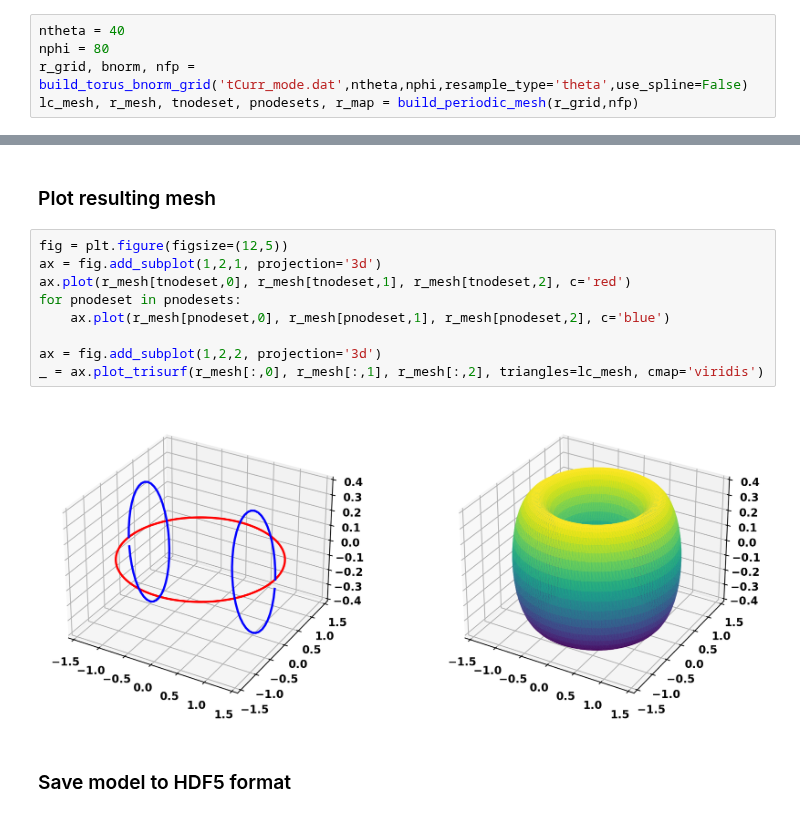
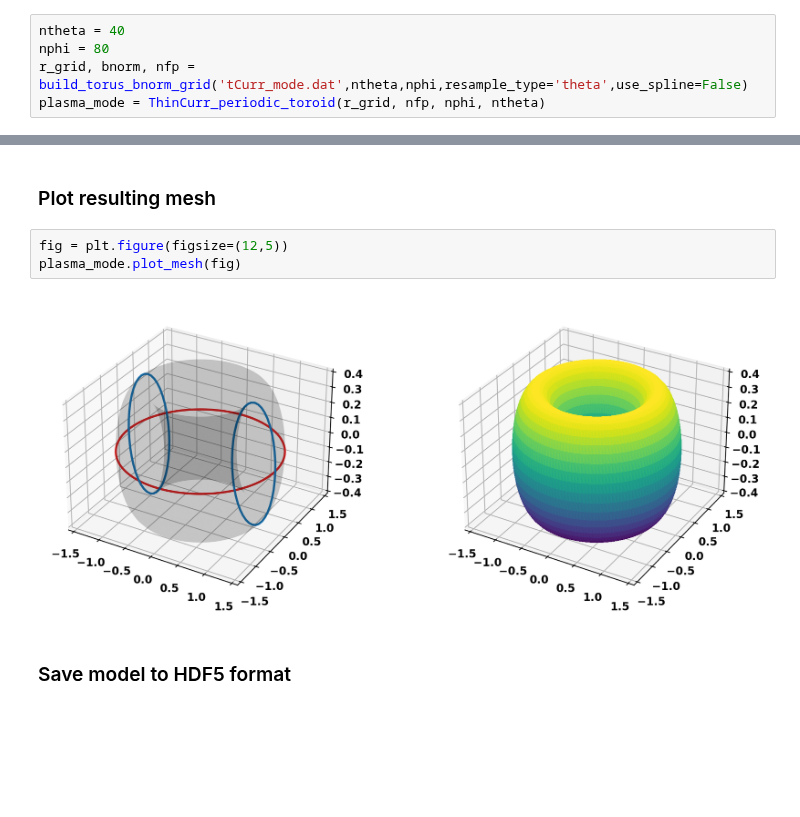
Before and after one commit to samuel-frei/OpenFUSIONToolkit, a Jupyter notebook: src/examples/ThinCurr/torus/torus_bnorm_mode.ipynb, the cells around one changed output, grey strips where cells are left out. Drawn from its saved outputs; the diff is of its cells as text; blank space fills up the shorter version.

```diff
--- a/src/examples/ThinCurr/torus/torus_bnorm_mode.ipynb
+++ b/src/examples/ThinCurr/torus/torus_bnorm_mode.ipynb
@@ -55,7 +54,7 @@ We can now create a ThinCurr model from the mode definition file by using \ref O
 ntheta = 40
 nphi = 80
 r_grid, bnorm, nfp = build_torus_bnorm_grid('tCurr_mode.dat',ntheta,nphi,resample_type='theta',use_spline=False)
-lc_mesh, r_mesh, tnodeset, pnodesets, r_map = build_periodic_mesh(r_grid,nfp)
+plasma_mode = ThinCurr_periodic_toroid(r_grid, nfp, nphi, ntheta)
 # %% [output]
 Loading toroidal plasma mode
   filename = tCurr_mode.dat
@@ -67,15 +66,9 @@ Loading toroidal plasma mode
 ### Plot resulting mesh
 # %%
 fig = plt.figure(figsize=(12,5))
-ax = fig.add_subplot(1,2,1, projection='3d')
-ax.plot(r_mesh[tnodeset,0], r_mesh[tnodeset,1], r_mesh[tnodeset,2], c='red')
-for pnodeset in pnodesets:
-    ax.plot(r_mesh[pnodeset,0], r_mesh[pnodeset,1], r_mesh[pnodeset,2], c='blue')
-
-ax = fig.add_subplot(1,2,2, projection='3d')
-_ = ax.plot_trisurf(r_mesh[:,0], r_mesh[:,1], r_mesh[:,2], triangles=lc_mesh, cmap='viridis')
+plasma_mode.plot_mesh(fig)
 # %% [output]
-[figure, old version]
+[figure, new version]
 # %% [markdown]
 ### Save model to HDF5 format
 # %%
```
Also changed, not shown: parts of 6 cells of this notebook, 3 other files.
